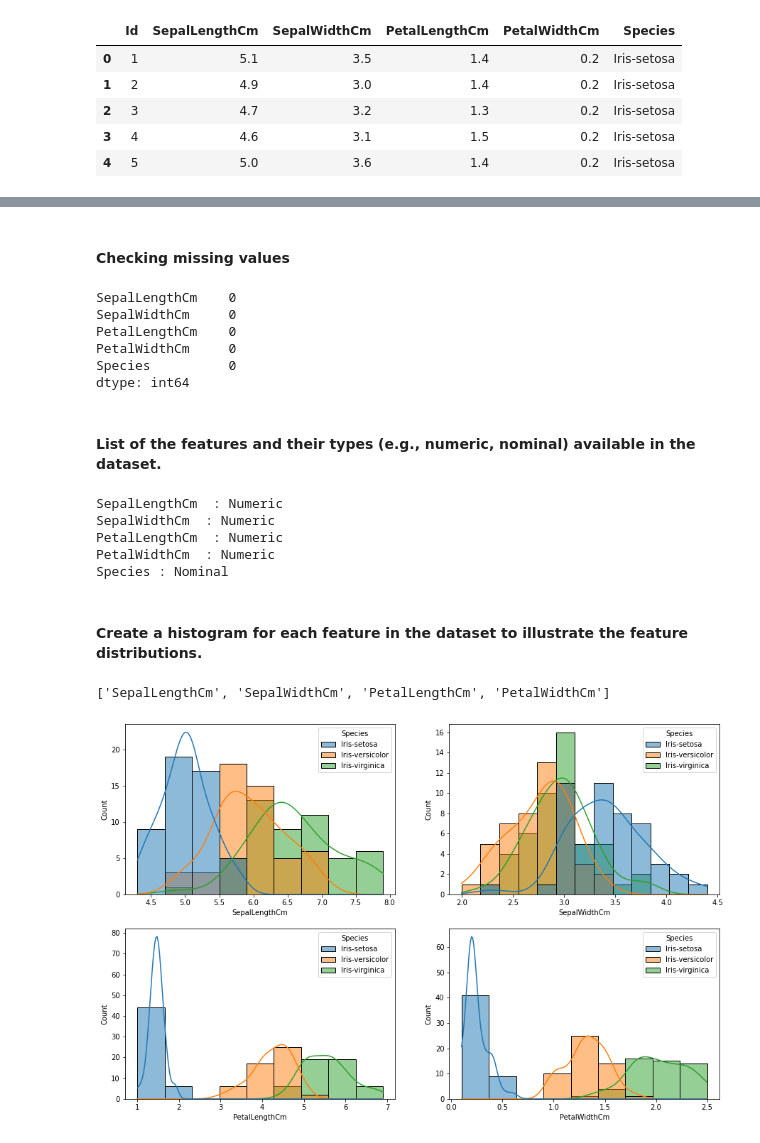
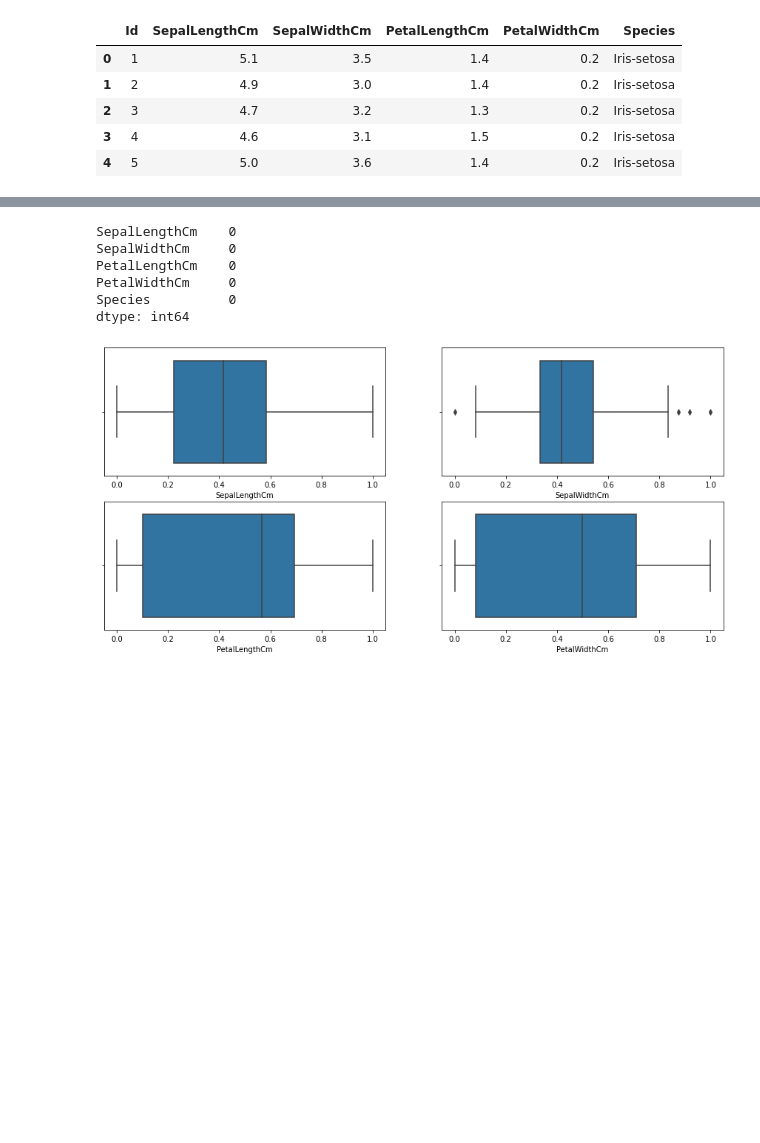
Before and after one commit to jashshah-2103/dsbdal, a Jupyter notebook: DSBDAL/assn6.ipynb, the cells around one changed output, grey strips where cells are left out. Drawn from its saved outputs; the diff is of its cells as text; code cells hidden in the pictures; blank space fills up the shorter version.

```diff
--- a/DSBDAL/assn6.ipynb
+++ b/DSBDAL/assn6.ipynb
@@ -75,5 +91,3 @@ df.describe()
-# %% [markdown]
-<h4>Checking missing values</h4>
 # %%
 df.isnull().sum()
 # %% [output]
@@ -83,32 +97,19 @@ PetalLengthCm    0
 PetalWidthCm     0
 Species          0
 dtype: int64
-# %% [markdown]
-<h4>List of the features and their types (e.g., numeric, nominal) available in the dataset.</h4>
-# %%
-numeric_features = df._get_numeric_data().columns
-for i in numeric_features:
-    print(i," : Numeric")
-print('Species : Nominal')
-# %% [output]
-SepalLengthCm  : Numeric
-SepalWidthCm  : Numeric
-PetalLengthCm  : Numeric
-PetalWidthCm  : Numeric
-Species : Nominal
-# %% [markdown]
-<h4>Create a histogram for each feature in the dataset to illustrate the feature distributions. </H4>
-# %%
-cols=['SepalLengthCm', 'SepalWidthCm', 'PetalLengthCm', 'PetalWidthCm']
-cols
-# %% [output]
-['SepalLengthCm', 'SepalWidthCm', 'PetalLengthCm', 'PetalWidthCm']
+# %%
+from sklearn.preprocessing import MinMaxScaler
+cols=['SepalLengthCm', 'SepalWidthCm', 'PetalLengthCm', 'PetalWidthCm']
+scaler = MinMaxScaler()
+scaler.fit(df[cols])
+df[cols] = scaler.transform(df[cols])
 # %%
-plt.figure(figsize=(15,15))
+
 t=1
+plt.figure(figsize=(15,7))
 for i in cols:
-    plt.subplot(3,2,t)
-    t+=1
-    sns.histplot(x=df[i],hue=df["Species"],kde=True)
+    plt.subplot(2,2,t)
+    t=t+1
+    sns.boxplot(df[i])
 # %% [output]
-[figure, old version]
+[figure, new version]
```
Also changed, not shown: parts of 38 cells of this notebook.
